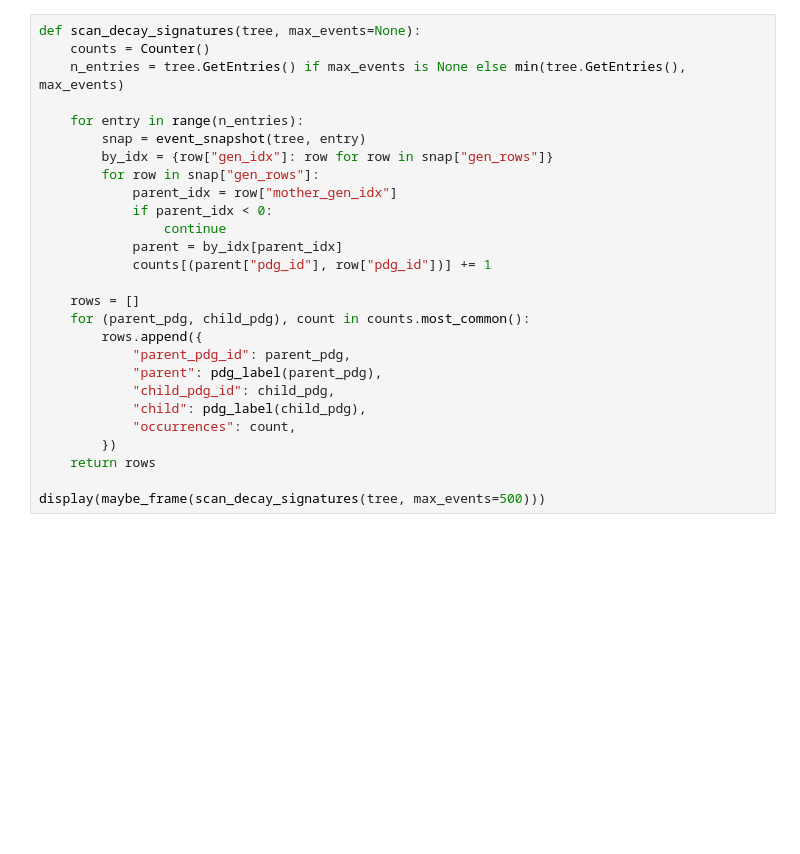
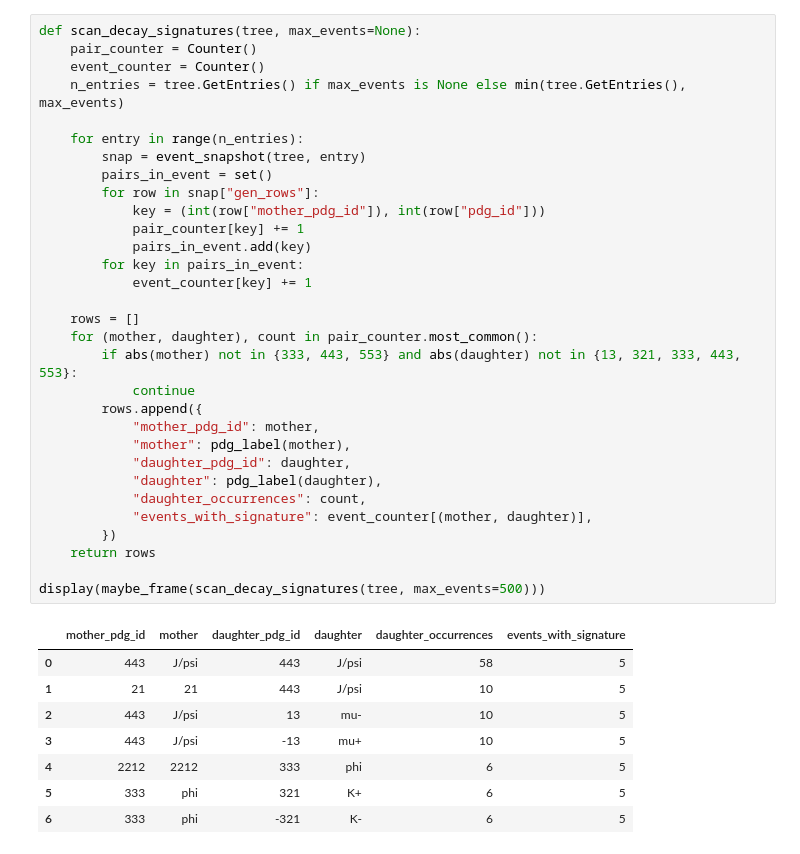
Before and after one commit to AliceQuen/Onia2MuMu, a Jupyter notebook: doc/inspect_multileppat_ntuple_gen_reco_matching.ipynb, the cells around one changed output. Drawn from its saved outputs; the diff is of its cells as text; blank space fills up the shorter version.

```diff
--- a/doc/inspect_multileppat_ntuple_gen_reco_matching.ipynb
+++ b/doc/inspect_multileppat_ntuple_gen_reco_matching.ipynb
@@ -287,30 +413,43 @@ display(maybe_frame(resonance_children(tree, ENTRY, 333)))
 # %%
 def scan_decay_signatures(tree, max_events=None):
-    counts = Counter()
+    pair_counter = Counter()
+    event_counter = Counter()
     n_entries = tree.GetEntries() if max_events is None else min(tree.GetEntries(), max_events)
 
     for entry in range(n_entries):
         snap = event_snapshot(tree, entry)
-        by_idx = {row["gen_idx"]: row for row in snap["gen_rows"]}
+        pairs_in_event = set()
         for row in snap["gen_rows"]:
-            parent_idx = row["mother_gen_idx"]
-            if parent_idx < 0:
-                continue
-            parent = by_idx[parent_idx]
-            counts[(parent["pdg_id"], row["pdg_id"])] += 1
+            key = (int(row["mother_pdg_id"]), int(row["pdg_id"]))
+            pair_counter[key] += 1
+            pairs_in_event.add(key)
+        for key in pairs_in_event:
+            event_counter[key] += 1
 
     rows = []
-    for (parent_pdg, child_pdg), count in counts.most_common():
+    for (mother, daughter), count in pair_counter.most_common():
+        if abs(mother) not in {333, 443, 553} and abs(daughter) not in {13, 321, 333, 443, 553}:
+            continue
         rows.append({
-            "parent_pdg_id": parent_pdg,
-            "parent": pdg_label(parent_pdg),
-            "child_pdg_id": child_pdg,
-            "child": pdg_label(child_pdg),
-            "occurrences": count,
+            "mother_pdg_id": mother,
+            "mother": pdg_label(mother),
+            "daughter_pdg_id": daughter,
+            "daughter": pdg_label(daughter),
+            "daughter_occurrences": count,
+            "events_with_signature": event_counter[(mother, daughter)],
         })
     return rows
 
 display(maybe_frame(scan_decay_signatures(tree, max_events=500)))
+# %% [output]
+|  | mother_pdg_id | mother | daughter_pdg_id | daughter | daughter_occurrences | events_with_signature |
+| 0 | 443 | J/psi | 443 | J/psi | 58 | 5 |
+| 1 | 21 | 21 | 443 | J/psi | 10 | 5 |
+| 2 | 443 | J/psi | 13 | mu- | 10 | 5 |
+| 3 | 443 | J/psi | -13 | mu+ | 10 | 5 |
+| 4 | 2212 | 2212 | 333 | phi | 6 | 5 |
+| 5 | 333 | phi | 321 | K+ | 6 | 5 |
+| 6 | 333 | phi | -321 | K- | 6 | 5 |
 # %%
 def match_source_breakdown(tree, max_events=None):
     source_counter = Counter()
```
Also changed, not shown: parts of 20 cells of this notebook, 4 other files.
